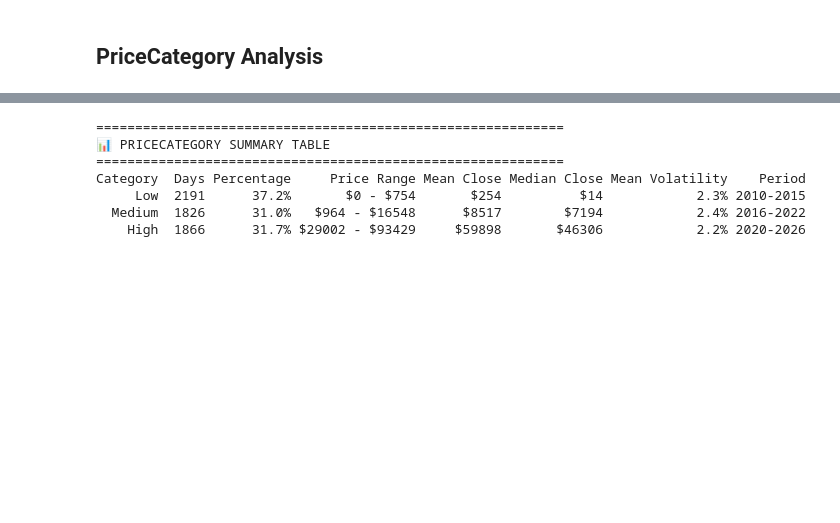
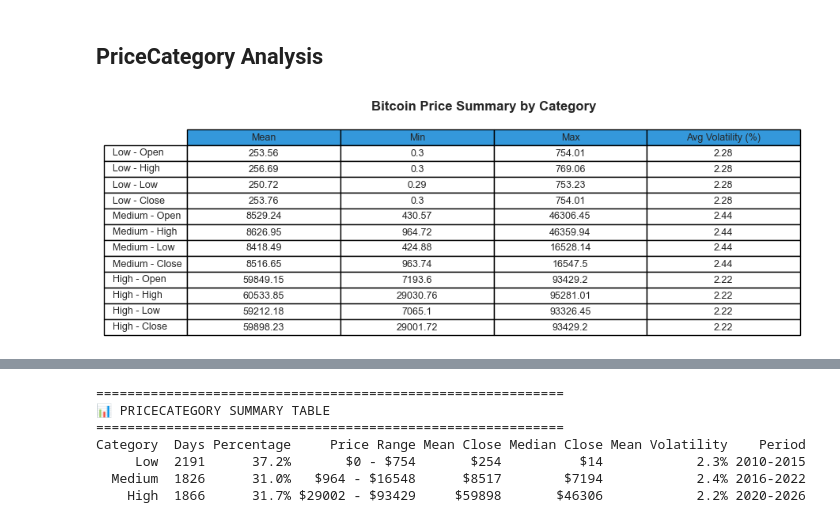
Before and after one commit to AlejandroRodriguezCervera/BitCoin_Analysis, a Jupyter notebook: BitCoin_Analysis.ipynb, the cells around one changed output, grey strips where cells are left out. Cells and saved outputs as stored; diff of their text form; code cells hidden in the pictures; blank space fills up the shorter version.

```diff
--- a/BitCoin_Analysis.ipynb
+++ b/BitCoin_Analysis.ipynb
@@ -521,5 +566,57 @@ plt.show()
 [figure]
 # %% [markdown]
 ## PriceCategory Analysis
+# %%
+
+# ─────────────────────────────────────────────────────────────
+# COMPACT TABLE FOR ALL PRICE CATEGORIES (portfolio-friendly)
+# ─────────────────────────────────────────────────────────────
+categories = ['Low', 'Medium', 'High']
+price_columns = ['Open', 'High', 'Low', 'Close']
+
+# Preparamos un DataFrame resumido
+summary_table = pd.DataFrame()
+
+for category in categories:
+    category_data = bitcoin_analyzed[bitcoin_analyzed['PriceCategory'] == category]
+
+    # Seleccionamos solo estadísticas clave
+    stats = pd.DataFrame({
+        'Mean': category_data[price_columns].mean().round(2),
+        'Min': category_data[price_columns].min().round(2),
+        'Max': category_data[price_columns].max().round(2),
+        'Avg Volatility (%)': [category_data['Volatility'].mean().round(2)]*4
+    }, index=price_columns)
+
+    # Renombrar índice para mostrar categoría
+    stats.index = [f"{category} - {col}" for col in stats.index]
+
+    # Agregar al DataFrame final
+    summary_table = pd.concat([summary_table, stats])
+
+# ─────────────────────────────────────────────────────────────
+# PLOT COMPACT TABLE
+# ─────────────────────────────────────────────────────────────
+fig, ax = plt.subplots(figsize=(10, 3))
+ax.axis('tight')
+ax.axis('off')
+
+table = ax.table(cellText=summary_table.values,
+                 rowLabels=summary_table.index,
+                 colLabels=summary_table.columns,
+                 cellLoc='center',
+                 loc='center',
+                 colColours=['#3498db']*len(summary_table.columns))
+
+table.auto_set_font_size(False)
+table.set_fontsize(9)
+table.scale(1, 1.2)
+
+# Título arriba de la figura
+fig.suptitle("Bitcoin Price Summary by Category", fontsize=12, fontweight='bold', y=1.05)
+
+plt.show()
+# %% [output]
+[figure, added]
 # %%
 
```
Also changed, not shown: parts of 22 cells of this notebook.
